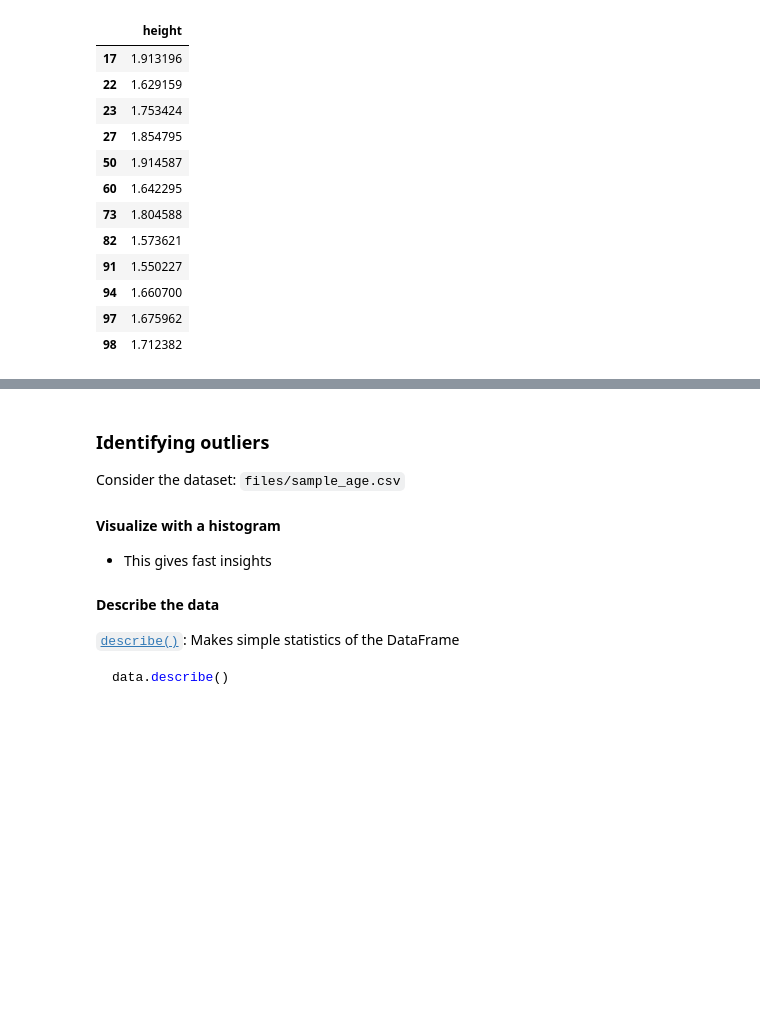
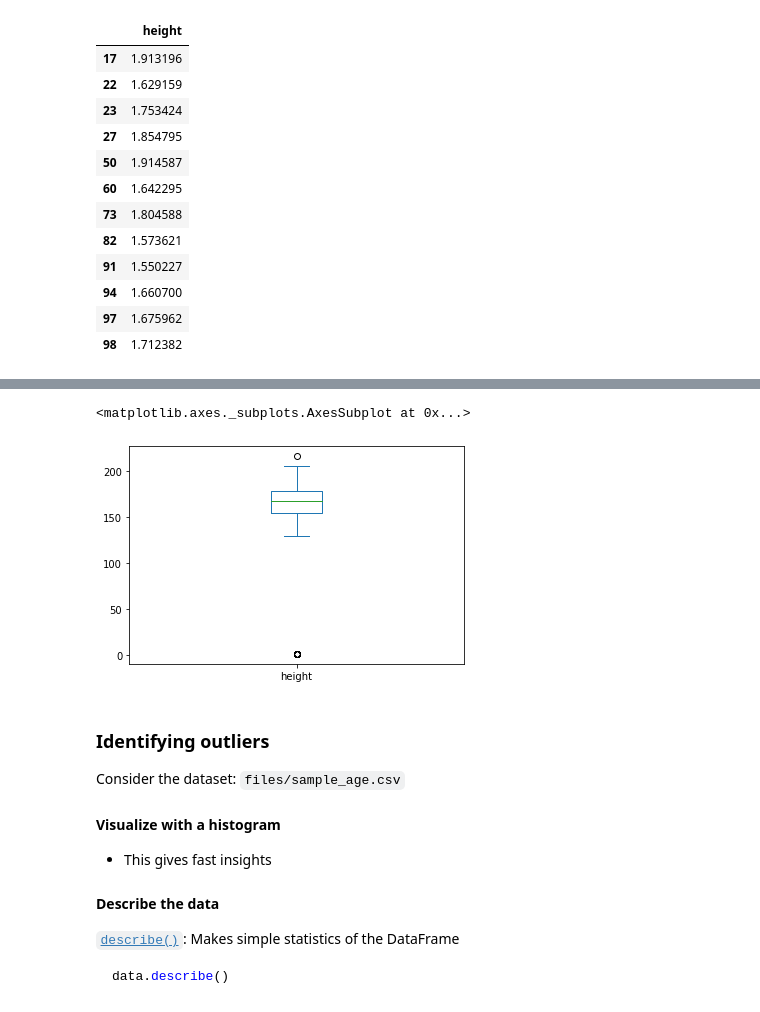
Before and after one commit to Teja414/DataScienceWithPython, a Jupyter notebook: 01_Lesson_Visualization.ipynb, the cells around one changed output, grey strips where cells are left out. Drawn from its saved outputs; the diff is of its cells as text; code cells hidden in the pictures; blank space fills up the shorter version.

```diff
--- a/01_Lesson_Visualization.ipynb
+++ b/01_Lesson_Visualization.ipynb
@@ -154,3 +171,8 @@ data[data['height'] < 50]
+# %%
+data.plot.box()
+# %% [output]
+<matplotlib.axes._subplots.AxesSubplot at 0x...>
+[figure, added]
 # %% [markdown]
 ### Identifying outliers
 
```
Also changed, not shown: parts of 11 cells of this notebook.
